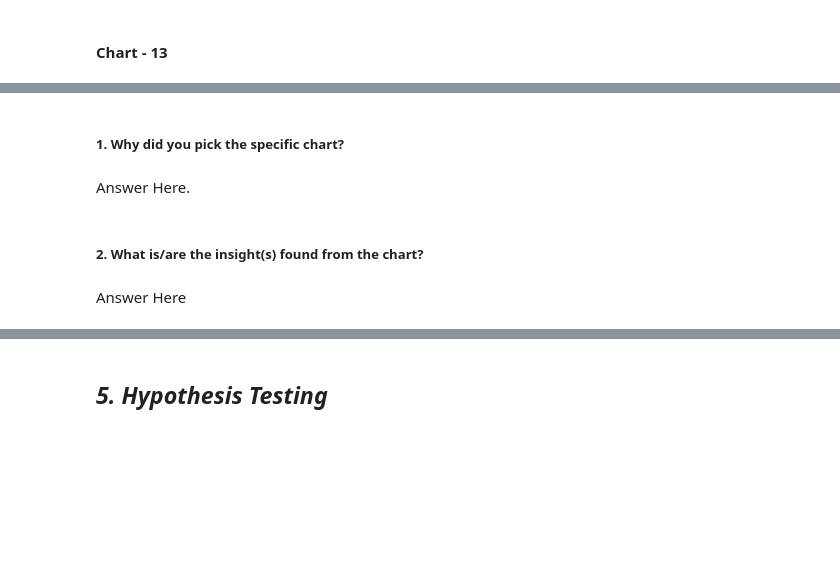
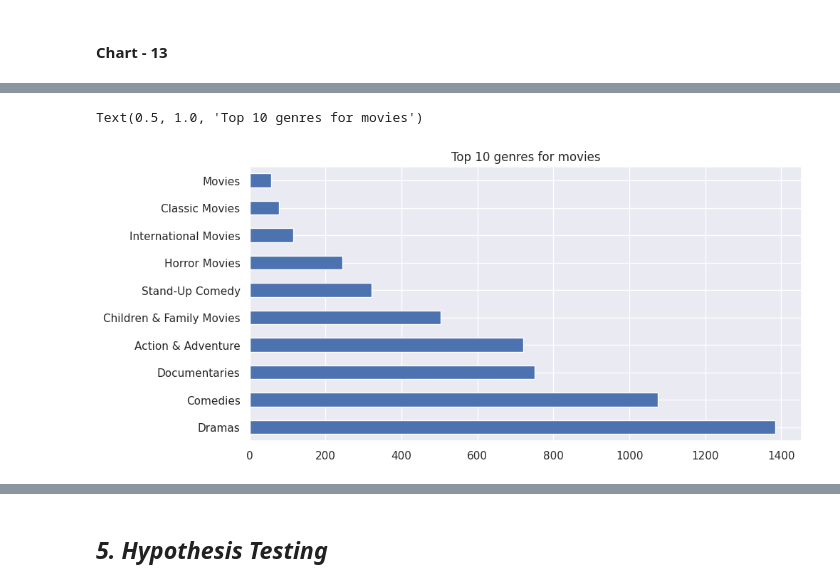
Before and after one commit to ashishdhawas/Netflix-Movies-and-TV-Shows-Clustering, a Jupyter notebook: Netflix_Movies_and_TV_Shows_Clustering.ipynb, the cells around one changed output, grey strips where cells are left out. Saved outputs shown, nothing was run; the diff lists cells and outputs as text; code cells hidden in the pictures; blank space fills up the shorter version.

```diff
--- a/Netflix_Movies_and_TV_Shows_Clustering.ipynb
+++ b/Netflix_Movies_and_TV_Shows_Clustering.ipynb
@@ -744,8 +697,8 @@ Answer Here
-# %% [markdown]
-##### 1. Why did you pick the specific chart?
-# %% [markdown]
-Answer Here.
-# %% [markdown]
-##### 2. What is/are the insight(s) found from the chart?
-# %% [markdown]
-Answer Here
+# %%
+# Top 10 genre for movies
+plt.figure(figsize=(10,5))
+df[df['type']=='Movie'].listed_in.value_counts().nlargest(10).plot(kind='barh')
+plt.title('Top 10 genres for movies')
+# %% [output]
+Text(0.5, 1.0, 'Top 10 genres for movies')
+[figure, added]
```
Also changed, not shown: parts of 192 cells of this notebook.
